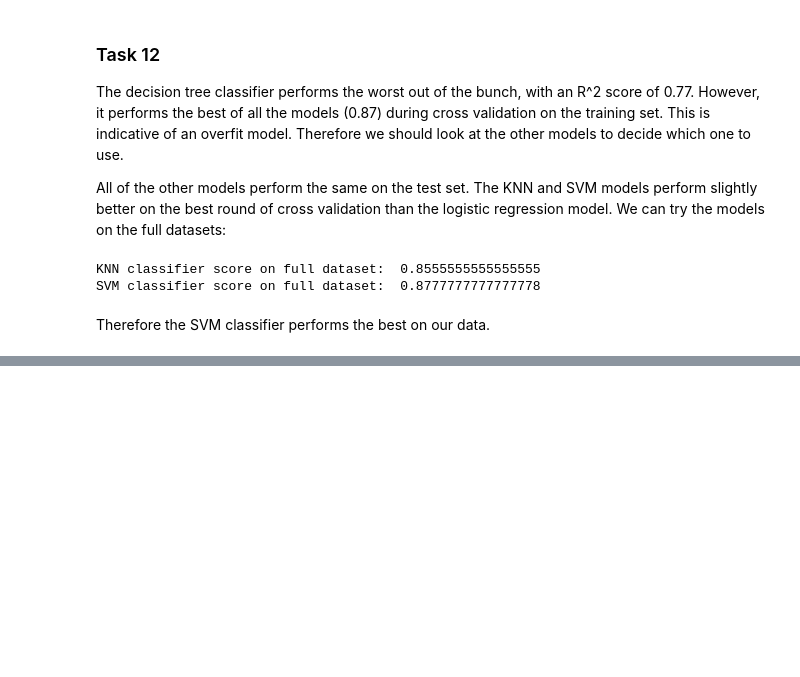
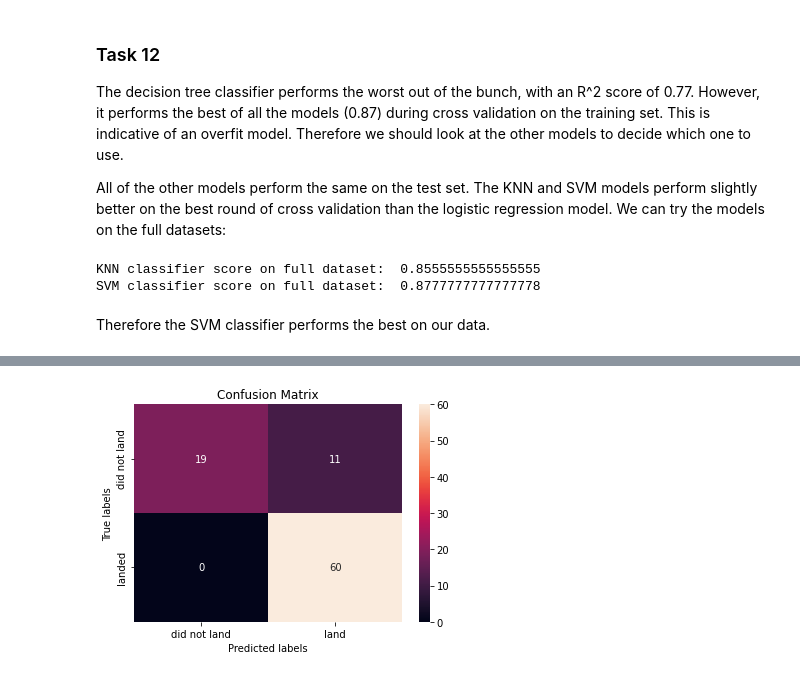
Before and after one commit to achi113s/SpaceY, a Jupyter notebook: 8_Predictive_Modeling.ipynb, the cells around one changed output, grey strips where cells are left out. Saved outputs shown, nothing was run; the diff lists cells and outputs as text; code cells hidden in the pictures; blank space fills up the shorter version.

```diff
--- a/8_Predictive_Modeling.ipynb
+++ b/8_Predictive_Modeling.ipynb
@@ -290,0 +331,6 @@ Therefore the SVM classifier performs the best on our data.
+# %%
+# confusion matrix for SVM with all data
+yhat = svm_clf_best.predict(X)
+plot_confusion_matrix(Y, yhat)
+# %% [output]
+[figure, added]
```
Also changed, not shown: parts of 6 cells of this notebook, 2 other files.
